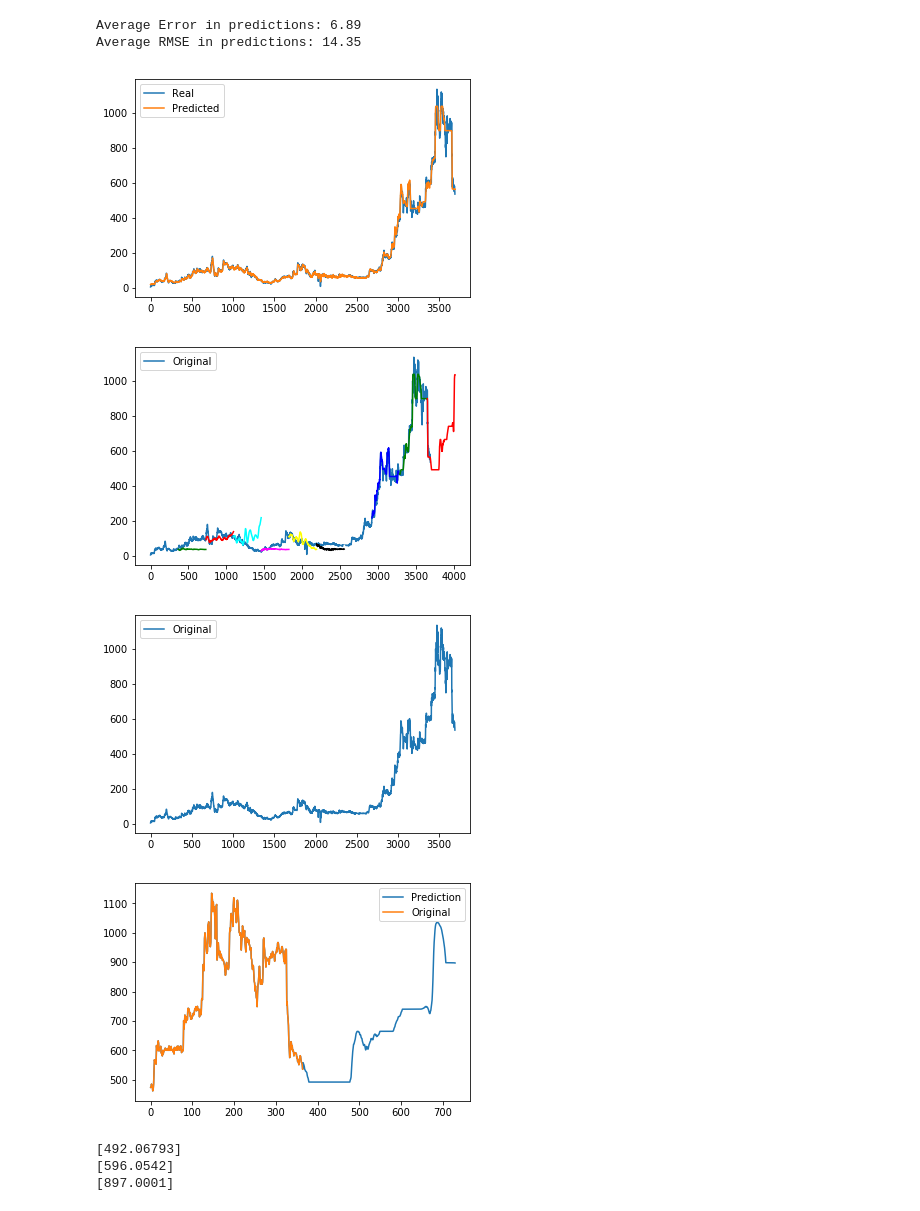
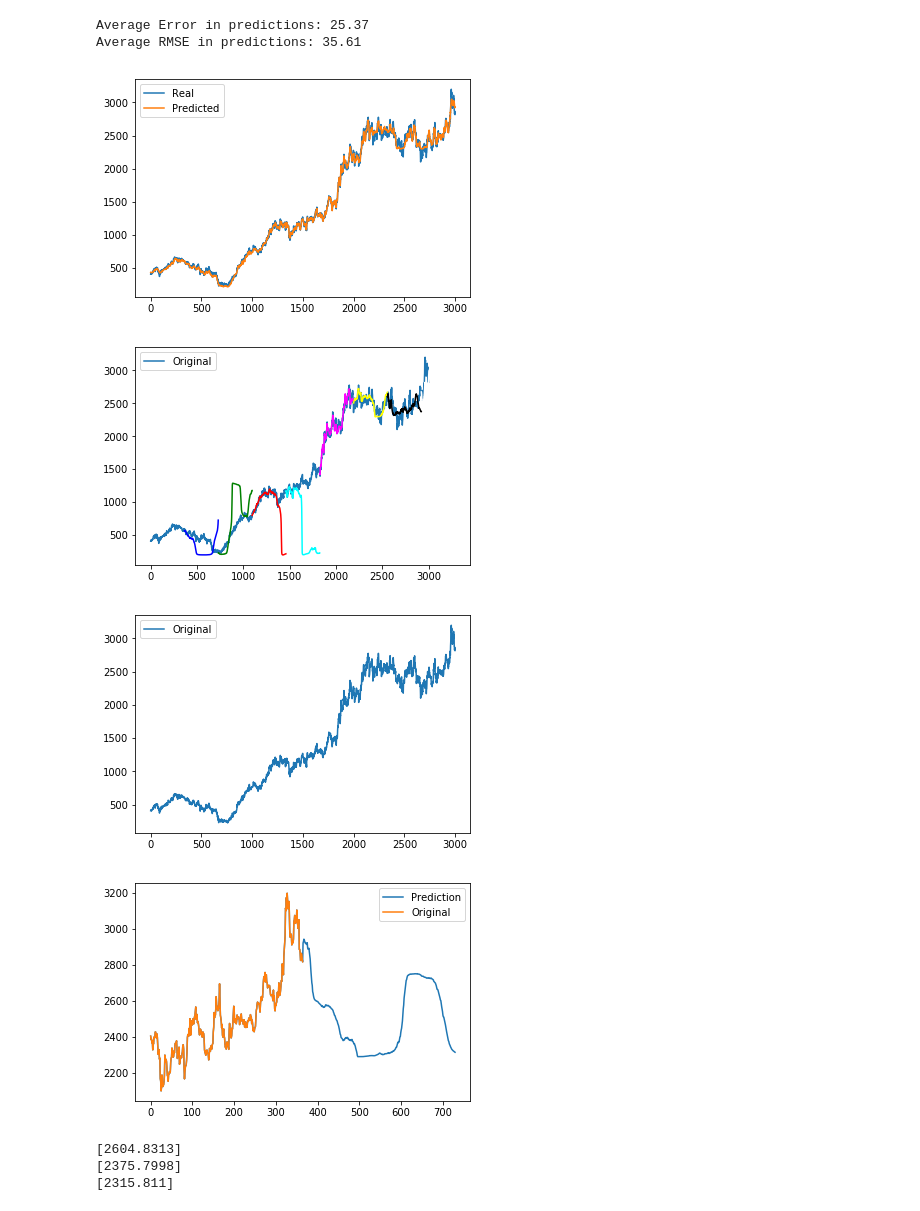
Before and after one commit to avinashshenoy97/myquity, a Jupyter notebook: iPython Notebooks/Deep LSTM.ipynb, the cells around one changed output. Saved outputs shown, nothing was run; the diff lists cells and outputs as text; code cells hidden in the pictures.

```diff
--- a/iPython Notebooks/Deep LSTM.ipynb
+++ b/iPython Notebooks/Deep LSTM.ipynb
@@ -12,7 +12,7 @@ import matplotlib.pyplot as plt
 plt.figure(figsize=(10, 10))
 
 # -------------------- Globals -------------------- #
-input_file = '../data/BSE:CORALAB.csv'
+input_file = '../data/NSE:TCS.csv'
 dataset = None
 look_back = 365
 
@@ -113,8 +113,8 @@ print('Average Error in predictions: %.2f ' % (trainScore))
 trainScore = math.sqrt(np.mean([math.fabs(x - y)**2 for x, y in zip(train_y, trainPredict)]))
 print('Average RMSE in predictions: %.2f ' % (trainScore))
 # %% [output]
-Average Error in predictions: 6.89
-Average RMSE in predictions: 14.35
+Average Error in predictions: 25.37
+Average RMSE in predictions: 35.61
 # %%
 # Predicted Vs Original
 
@@ -123,45 +123,46 @@ plt.plot(trainPredict, label='Predicted')
 plt.legend()
 plt.show()
 # %% [output]
-[figure, old version]
+[figure, new version]
 # %%
 # Print direction of growth - take one batchSize, predict the next year's values
-colors = ['green', 'red', 'cyan', 'magenta', 'yellow', 'black', 'white', 'blue']
+colors = ['blue', 'green', 'red', 'cyan', 'magenta', 'yellow', 'black', 'white']
 c = 0
 batchSize = 365
 end = False
 plt.plot(train_y, label='Original')
 orig = scaler.transform(train_y)
 orig.reshape(orig.shape[0])
 for i in range(0, len(train_y)+1, batchSize):
     o = orig[i:i+look_back]
     p = list()
     for j in range(batchSize):
         try:
             p.append(model.predict(o.reshape((1, 1, look_back)))[0])
         except:
             end = True
             break
         o = list(o[1:])
         o.append(p[-1])
         o = np.array(o)
     if end:
         break
     p = scaler.inverse_transform(p)
     plt.plot(range(i+batchSize, i+batchSize+len(p)), p, colors[c])
     c = (c + 1) % len(colors)
 
 orig = scaler.inverse_transform(orig)
 
 plt.legend()
 plt.show()
 
 plt.plot(train_y, label='Original')
 plt.legend()
+plt.savefig(input_file.split('/')[-1].split('.')[0] + '.png', format='png')
 plt.show()
 # %% [output]
-[figure, old version]
+[figure, new version]
-[figure, old version]
+[figure, new version]
 # %%
 import copy
 orig = scaler.transform(train_y)
@@ -180,7 +181,7 @@ plt.plot(o, label='Original')
 plt.legend()
 plt.show()
 # %% [output]
-[figure, old version]
+[figure, new version]
 # %%
 in_a_month = p[364 + 30]
 in_3_months = (p[364 + 120])
@@ -190,9 +191,9 @@ print(in_a_month)
 print(in_3_months)
 print(in_a_year)
 # %% [output]
-[492.06793]
-[596.0542]
-[897.0001]
+[2604.8313]
+[2375.7998]
+[2315.811]
 # %%
 plt.plot(p, label='Prediction')
 plt.plot(o, label='Original')
```
Also changed, not shown: parts of 3 cells of this notebook, 1 other file.
